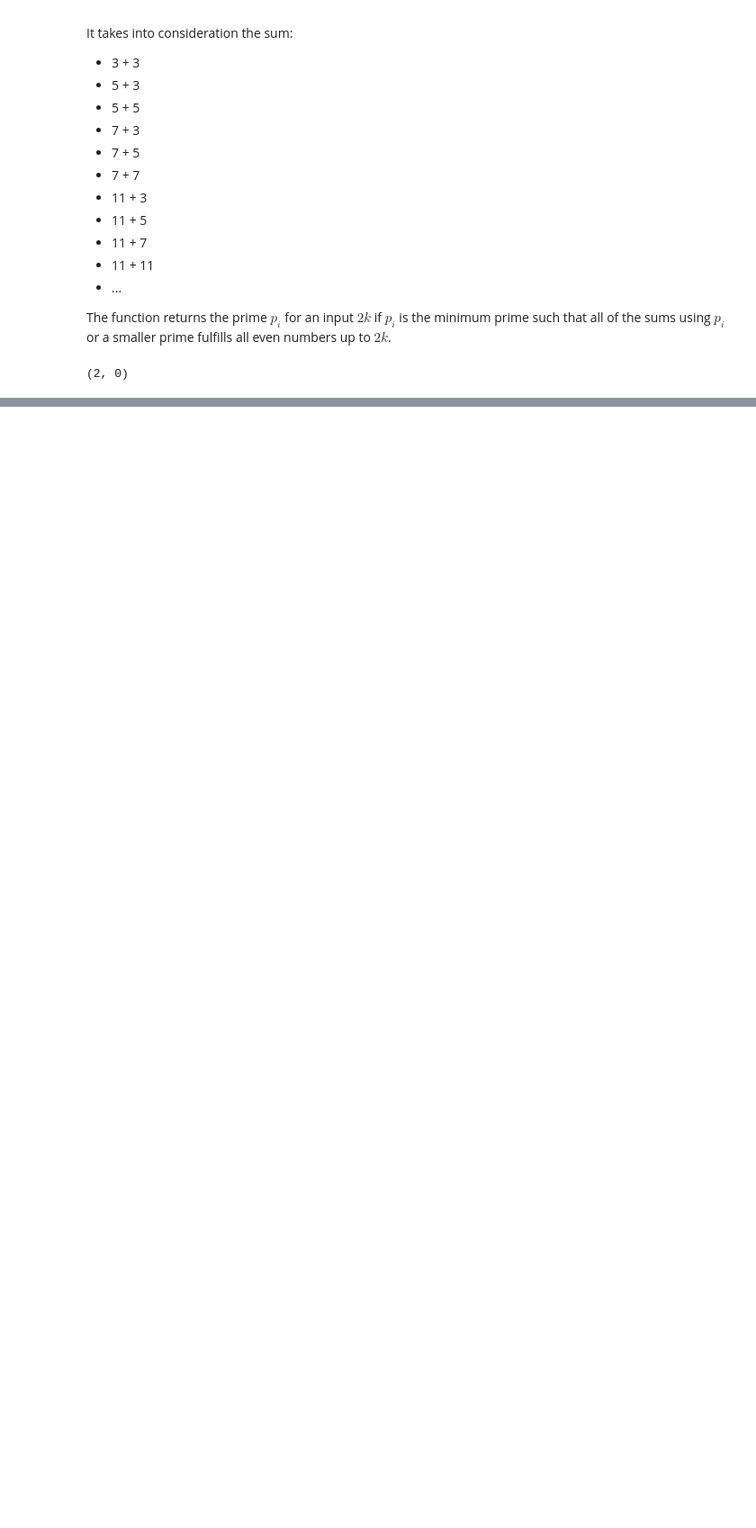
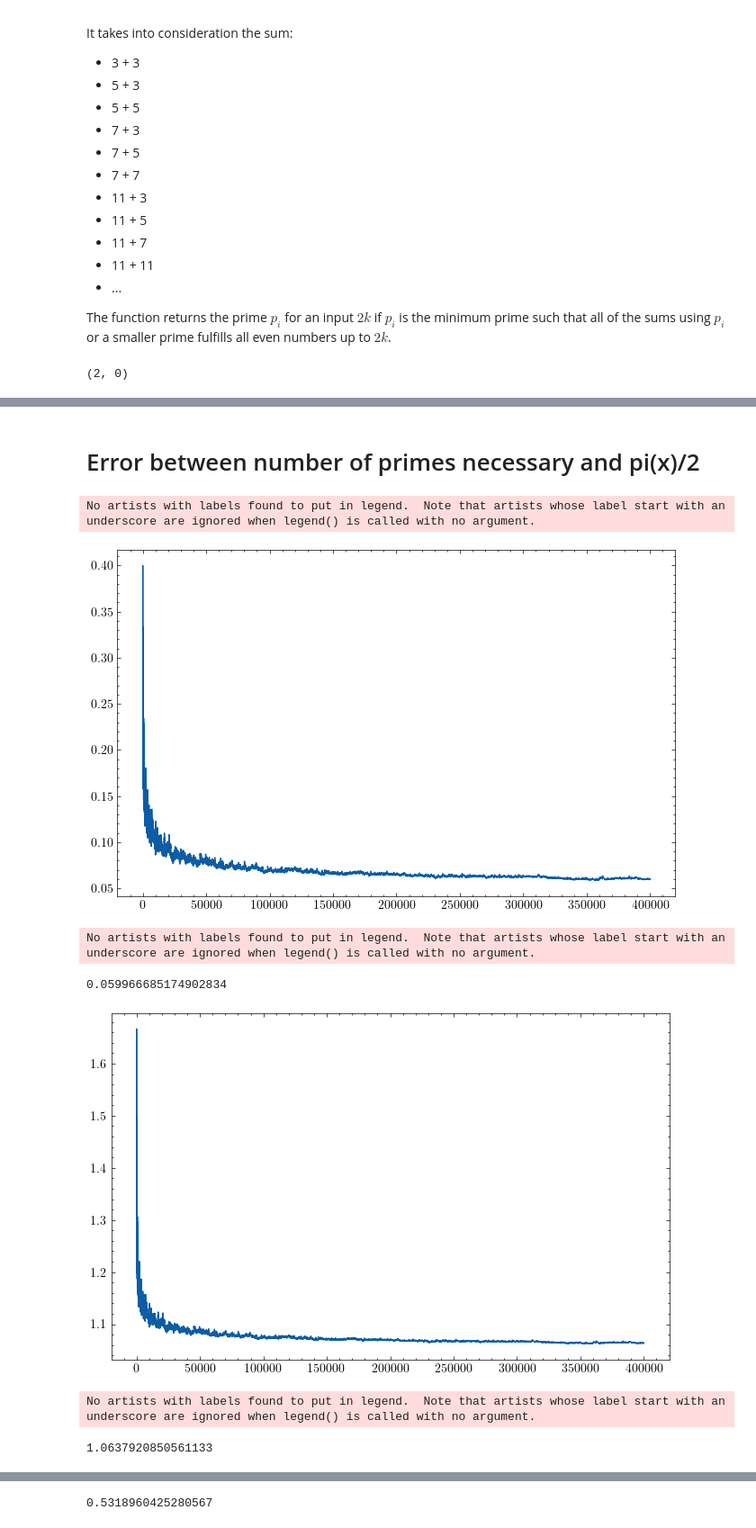
Before and after one commit to MatheusFranco99/ExperimentalMath, a Jupyter notebook: number_theory/golbach_conjecture.ipynb, the cells around one changed output, grey strips where cells are left out. Shown: that part at 90% size. Drawn from its saved outputs; the diff is of its cells as text; code cells hidden in the pictures; blank space fills up the shorter version.

```diff
--- a/number_theory/golbach_conjecture.ipynb
+++ b/number_theory/golbach_conjecture.ipynb
@@ -176,0 +255,49 @@ with plt.style.context(["science"]):
+# %% [markdown]
+# Error between number of primes necessary and pi(x)/2
+# %%
+import matplotlib.pyplot as plt
+import scienceplots
+import numpy as np
+import math
+
+with plt.style.context(["science"]):
+
+    fig, ax = plt.subplots(figsize = (8,5))
+
+    plt.plot(x, [(number_of_primes_necessary[i]-(number_of_primes[i]/2))/number_of_primes_necessary[i] for i in range(len(number_of_primes_necessary))])
+
+
+    plt.legend()
+    plt.show()
+
+print((number_of_primes_necessary[-1]-(number_of_primes[-1]/2))/number_of_primes_necessary[-1])
+
+with plt.style.context(["science"]):
+
+    fig, ax = plt.subplots(figsize = (8,5))
+
+    plt.plot(x, [(number_of_primes_necessary[i]/(number_of_primes[i]/2)) for i in range(len(number_of_primes_necessary))])
+
+
+    plt.legend()
+    plt.show()
+print(number_of_primes_necessary[-1]/(number_of_primes[-1]/2))
+
+with plt.style.context(["science"]):
+
+    fig, ax = plt.subplots(figsize = (8,5))
+
+    plt.plot(x, [(number_of_primes_necessary[i]/(number_of_primes[i])) for i in range(len(number_of_primes_necessary))])
+
+
+    plt.legend()
+    plt.show()
+print(number_of_primes_necessary[-1]/(number_of_primes[-1]))
+# %% [output]
+No artists with labels found to put in legend.  Note that artists whose label start with an underscore are ignored when legend() is called with no argument.
+[figure, added]
+No artists with labels found to put in legend.  Note that artists whose label start with an underscore are ignored when legend() is called with no argument.
+0.059966685174902834
+[figure, added]
+No artists with labels found to put in legend.  Note that artists whose label start with an underscore are ignored when legend() is called with no argument.
+1.0637920850561133
@@ -176,0 +305 @@ with plt.style.context(["science"]):
+0.5318960425280567
```
Also changed, not shown: parts of 8 cells of this notebook.
